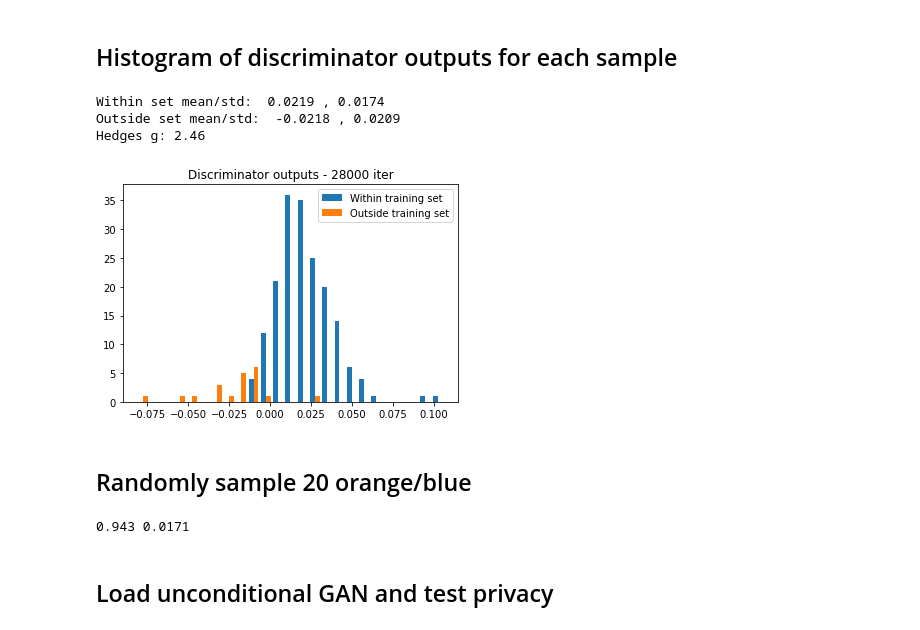
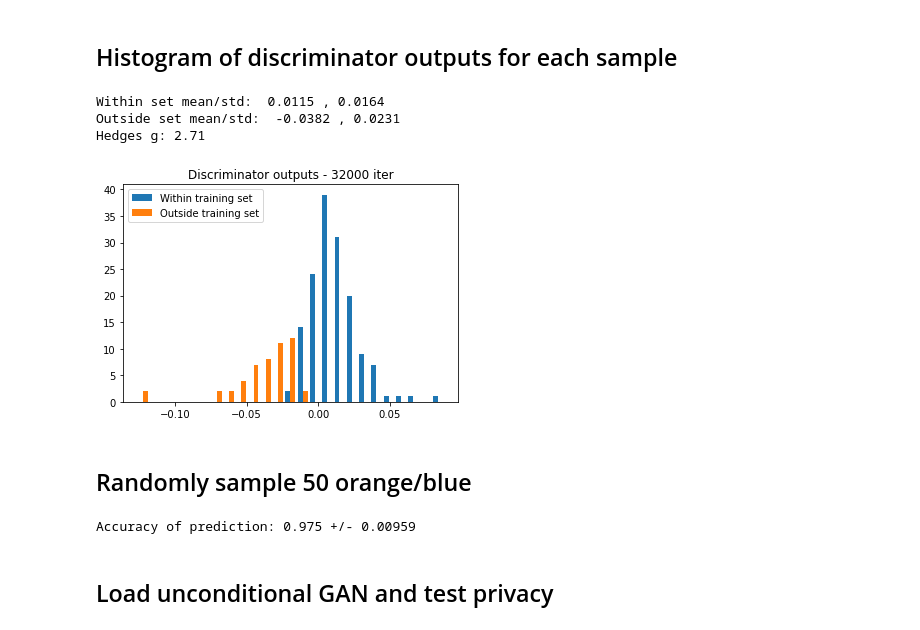
Before and after one commit to robbergen/TrGAN, a Jupyter notebook: TGAN-Analysis-Privacy.ipynb, the cells around one changed output. Drawn from its saved outputs; the diff is of its cells as text; code cells hidden in the pictures.

```diff
--- a/TGAN-Analysis-Privacy.ipynb
+++ b/TGAN-Analysis-Privacy.ipynb
@@ -37,9 +37,9 @@ from scipy.ndimage import zoom
 # Load conditional GAN
 # %%
 all_paths = utils.get_paths_to_patient_files('C:/Users/robbe/Downloads/hecktor_train_v3/hecktor_train/synthetic/')
-result_dir ='C:/Users/robbe/tgan-master/tgan-master/results/PrivacyTest-last20withheld'
+result_dir ='C:/Users/robbe/tgan-master/tgan-master/results/PrivacyTest-random50withheld'
 
-fsgen, vgen, vdis = infer.get_models(result_dir, 28000)
+fsgen, vgen, vdis = infer.get_models(result_dir, 32000)
 fsgen.to_gpu()
 vgen.to_gpu()
 vdis.to_gpu()
@@ -70,28 +70,30 @@ for j in range(numsyn//n):
 # %% [markdown]
 ## Histogram of discriminator outputs for each sample
 # %%
-m1 = np.mean(dis_output[:-20])
-m2 = np.mean(dis_output[-20:])
-std1 = np.std(dis_output[:-20])
-std2 = np.std(dis_output[-20:])
+dis_output1 = np.delete(dis_output,np.arange(2,np.shape(dis_output)[0],4),axis=0)
+dis_output2 = dis_output[2::4]
+m1 = np.mean(dis_output1)
+m2 = np.mean(dis_output2)
+std1 = np.std(dis_output1)
+std2 = np.std(dis_output2)
 
-plt.hist([dis_output[0:-20], dis_output[-20:]],25);
+plt.hist([dis_output1, dis_output2],25);
 plt.legend(['Within training set','Outside training set'])
-plt.title('Discriminator outputs - 28000 iter');
+plt.title('Discriminator outputs - 32000 iter');
 print('Within set mean/std: ', '{0:.3g}'.format(m1),',','{0:.3g}'.format(std1))
 print('Outside set mean/std: ', '{0:.3g}'.format(m2),',','{0:.3g}'.format(std2))
 
-sdpooled = np.sqrt(((len(dis_output[:-20])-1)*std1**2 + (len(dis_output[-20:])-1)*std2**2)/(len(dis_output)-2))
+sdpooled = np.sqrt(((len(dis_output1)-1)*std1**2 + (len(dis_output2)-1)*std2**2)/(len(dis_output)-2))
 g = (m1-m2)/sdpooled
 
 print('Hedges g:','{0:.3g}'.format(g))
 # %% [output]
-Within set mean/std:  0.0219 , 0.0174
-Outside set mean/std:  -0.0218 , 0.0209
-Hedges g: 2.46
+Within set mean/std:  0.0115 , 0.0164
+Outside set mean/std:  -0.0382 , 0.0231
+Hedges g: 2.71
-[figure, old version]
+[figure, new version]
 # %% [markdown]
-## Randomly sample 20 orange/blue
+## Randomly sample 50 orange/blue
 # %%
 import random
 # take second element for sort
@@ -103,15 +105,15 @@ experiments = 1000
 res = np.zeros(experiments)
 
 for i in range(experiments):
-    shuffled = random.sample(list(dis_output[:-20]), 20)
-    sub_pop = (np.concatenate((shuffled,dis_output[-20:])),np.concatenate((np.ones(20),np.zeros(20))))
-    sub_pop = [(sub_pop[0][i],sub_pop[1][i]) for i in range(40)]
+    shuffled = random.sample(list(dis_output1), 50)
+    sub_pop = (np.concatenate((shuffled,dis_output2)),np.concatenate((np.ones(50),np.zeros(50))))
+    sub_pop = [(sub_pop[0][i],sub_pop[1][i]) for i in range(100)]
     sub_pop_sorted = sorted(sub_pop,key=takeFirst,reverse=True)
-    res[i] = (np.sum(j for i, j in sub_pop_sorted[:20])/20)
+    res[i] = (np.sum(j for i, j in sub_pop_sorted[:50])/50)
 
-print('{0:.3g}'.format(np.mean(res)),'{0:.3g}'.format(np.std(res)))
+print('Accuracy of prediction:','{0:.3g}'.format(np.mean(res)),'+/-','{0:.3g}'.format(np.std(res)))
 # %% [output]
-0.943 0.0171
+Accuracy of prediction: 0.975 +/- 0.00959
 # %% [markdown]
 ## Load unconditional GAN and test privacy
 # %%
```
Also changed, not shown: parts of 10 cells of this notebook, 1 other file.
